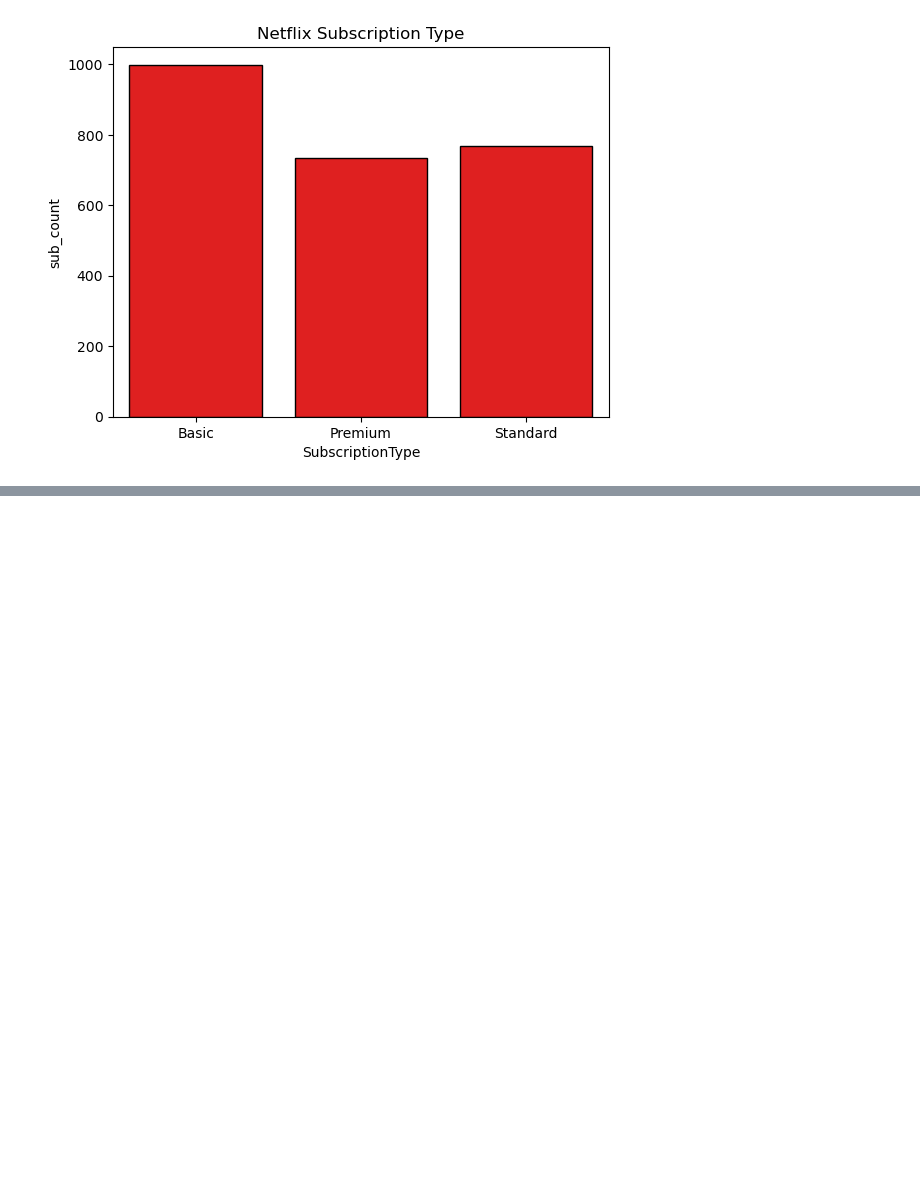
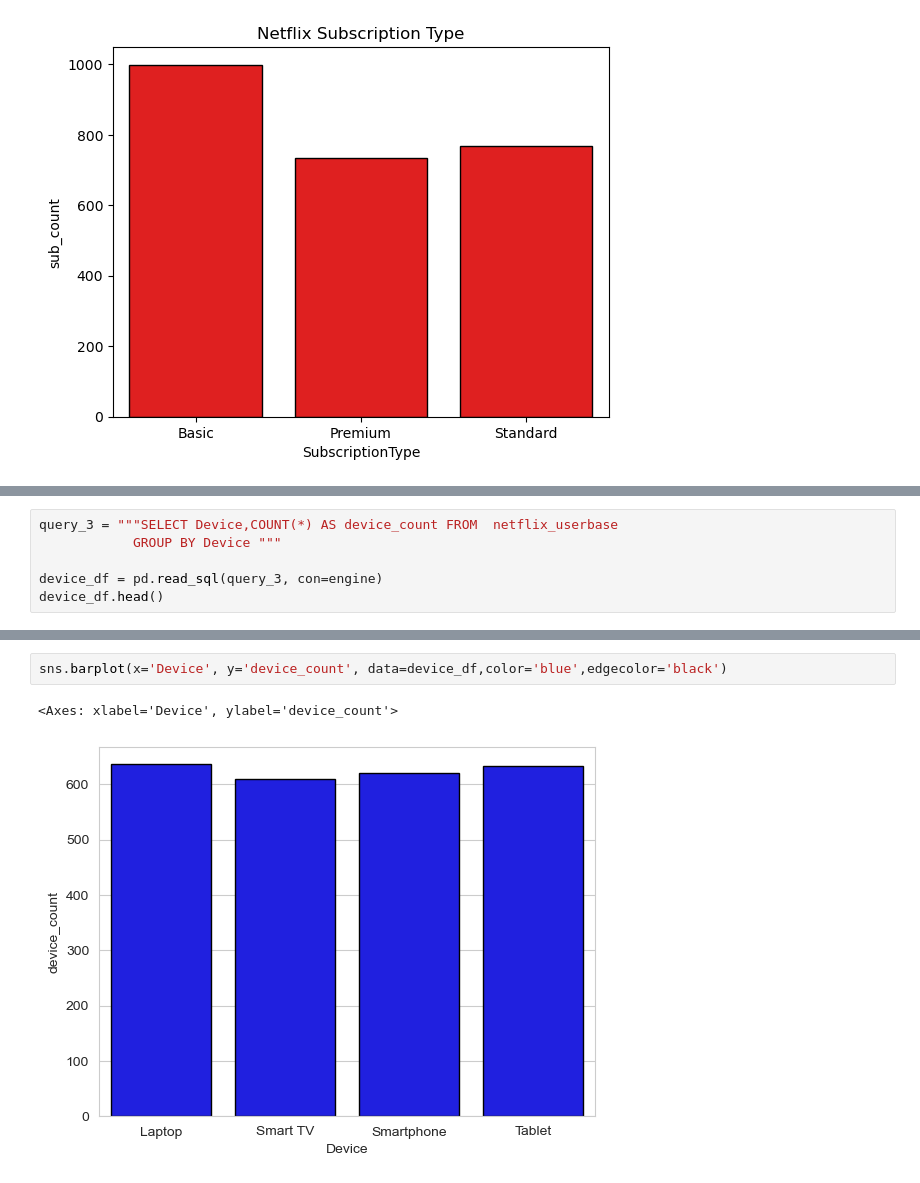
Before and after one commit to mochacookiecrumble/Netflix-userbase, a Jupyter notebook: Netflix_userbase_data_analysis.ipynb, the cells around one changed output, grey strips where cells are left out. Drawn from its saved outputs; the diff is of its cells as text; blank space fills up the shorter version.

Commit message:
Added Device count

```diff
--- a/Netflix_userbase_data_analysis.ipynb
+++ b/Netflix_userbase_data_analysis.ipynb
@@ -66,0 +69,6 @@ Text(0.5, 1.0, 'Netflix Subscription Type')
+# %%
+query_3 = """SELECT Device,COUNT(*) AS device_count FROM  netflix_userbase
+            GROUP BY Device """
+
+device_df = pd.read_sql(query_3, con=engine)
+device_df.head()
@@ -66,0 +81,5 @@ Text(0.5, 1.0, 'Netflix Subscription Type')
+# %%
+sns.barplot(x='Device', y='device_count', data=device_df,color='blue',edgecolor='black')
+# %% [output]
+<Axes: xlabel='Device', ylabel='device_count'>
+[figure, added]
```
Also changed, not shown: parts of 2 cells of this notebook.
